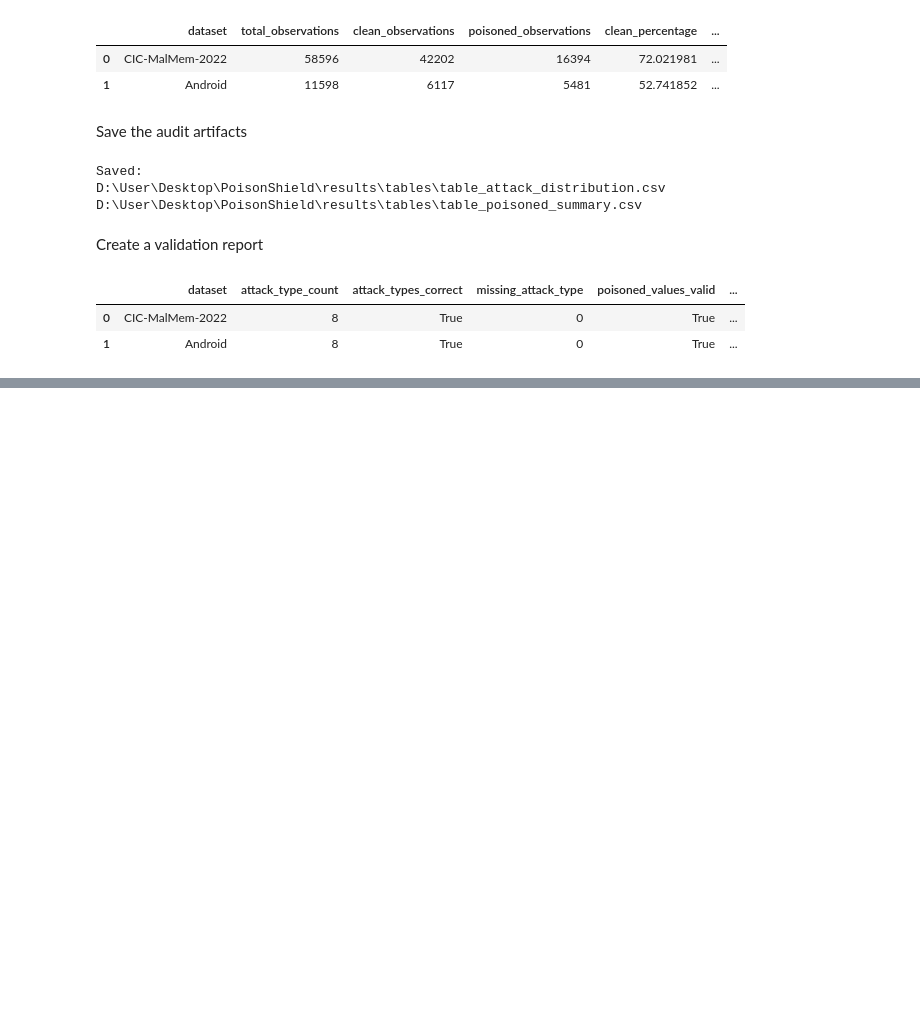
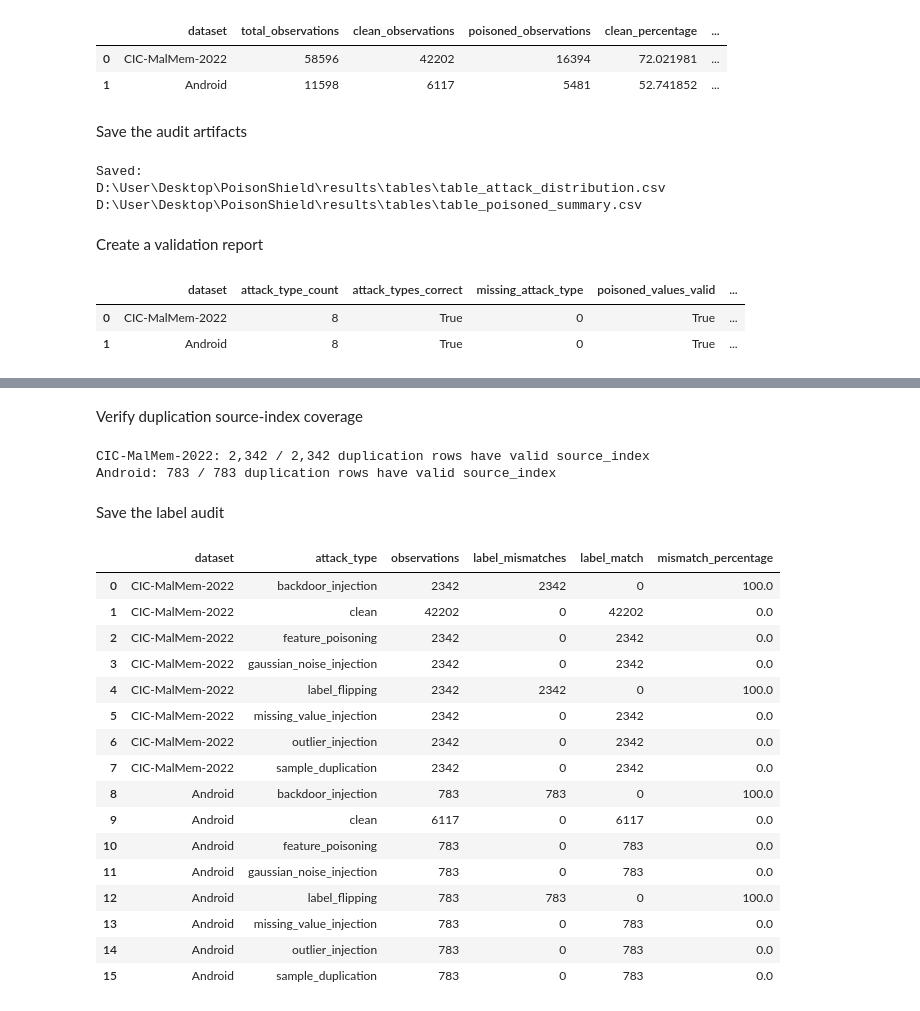
Before and after one commit to alokmuskan/PoisonShield, a Jupyter notebook: notebooks/01_dataset_audit.ipynb, the cells around one changed output, grey strips where cells are left out. Cells and saved outputs as stored; diff of their text form; code cells hidden in the pictures; blank space fills up the shorter version.

Commit message:
Label Consistency & Source-Index Audit

```diff
--- a/notebooks/01_dataset_audit.ipynb
+++ b/notebooks/01_dataset_audit.ipynb
@@ -843,0 +1181,76 @@ display(validation_report)
+# %% [markdown]
+Verify duplication source-index coverage
+# %%
+for name, df in actual_datasets.items():
+
+    duplication_df = df[
+        df["attack_type"] == "sample_duplication"
+    ]
+
+    valid_source_index = (
+        duplication_df["source_index"] >= 0
+    ).sum()
+
+    print(
+        f"{name}: "
+        f"{valid_source_index:,} / "
+        f"{len(duplication_df):,} duplication rows "
+        f"have valid source_index"
+    )
+# %% [output]
+CIC-MalMem-2022: 2,342 / 2,342 duplication rows have valid source_index
+Android: 783 / 783 duplication rows have valid source_index
+# %% [markdown]
+Save the label audit
+# %%
+label_audit_rows = []
+
+for name, df in actual_datasets.items():
+
+    mismatch_mask = (
+        df["Class"] != df["original_label"]
+    )
+
+    for attack in sorted(df["attack_type"].unique()):
+
+        attack_df = df[
+            df["attack_type"] == attack
+        ]
+
+        attack_mismatch = (
+            attack_df["Class"]
+            != attack_df["original_label"]
+        )
+
+        label_audit_rows.append({
+            "dataset": name,
+            "attack_type": attack,
+            "observations": len(attack_df),
+            "label_mismatches": int(attack_mismatch.sum()),
+            "label_match": int((~attack_mismatch).sum()),
+            "mismatch_percentage": (
+                100 * attack_mismatch.mean()
+            )
+        })
+
+label_audit = pd.DataFrame(label_audit_rows)
+
+display(label_audit)
+# %% [output]
+|  | dataset | attack_type | observations | label_mismatches | label_match | mismatch_percentage |
+| 0 | CIC-MalMem-2022 | backdoor_injection | 2342 | 2342 | 0 | 100.0 |
+| 1 | CIC-MalMem-2022 | clean | 42202 | 0 | 42202 | 0.0 |
+| 2 | CIC-MalMem-2022 | feature_poisoning | 2342 | 0 | 2342 | 0.0 |
+| 3 | CIC-MalMem-2022 | gaussian_noise_injection | 2342 | 0 | 2342 | 0.0 |
+| 4 | CIC-MalMem-2022 | label_flipping | 2342 | 2342 | 0 | 100.0 |
+| 5 | CIC-MalMem-2022 | missing_value_injection | 2342 | 0 | 2342 | 0.0 |
+| 6 | CIC-MalMem-2022 | outlier_injection | 2342 | 0 | 2342 | 0.0 |
+| 7 | CIC-MalMem-2022 | sample_duplication | 2342 | 0 | 2342 | 0.0 |
+| 8 | Android | backdoor_injection | 783 | 783 | 0 | 100.0 |
+| 9 | Android | clean | 6117 | 0 | 6117 | 0.0 |
+| 10 | Android | feature_poisoning | 783 | 0 | 783 | 0.0 |
+| 11 | Android | gaussian_noise_injection | 783 | 0 | 783 | 0.0 |
+| 12 | Android | label_flipping | 783 | 783 | 0 | 100.0 |
+| 13 | Android | missing_value_injection | 783 | 0 | 783 | 0.0 |
+| 14 | Android | outlier_injection | 783 | 0 | 783 | 0.0 |
+| 15 | Android | sample_duplication | 783 | 0 | 783 | 0.0 |
```
Also changed, not shown: parts of 23 cells of this notebook, 1 other file.
